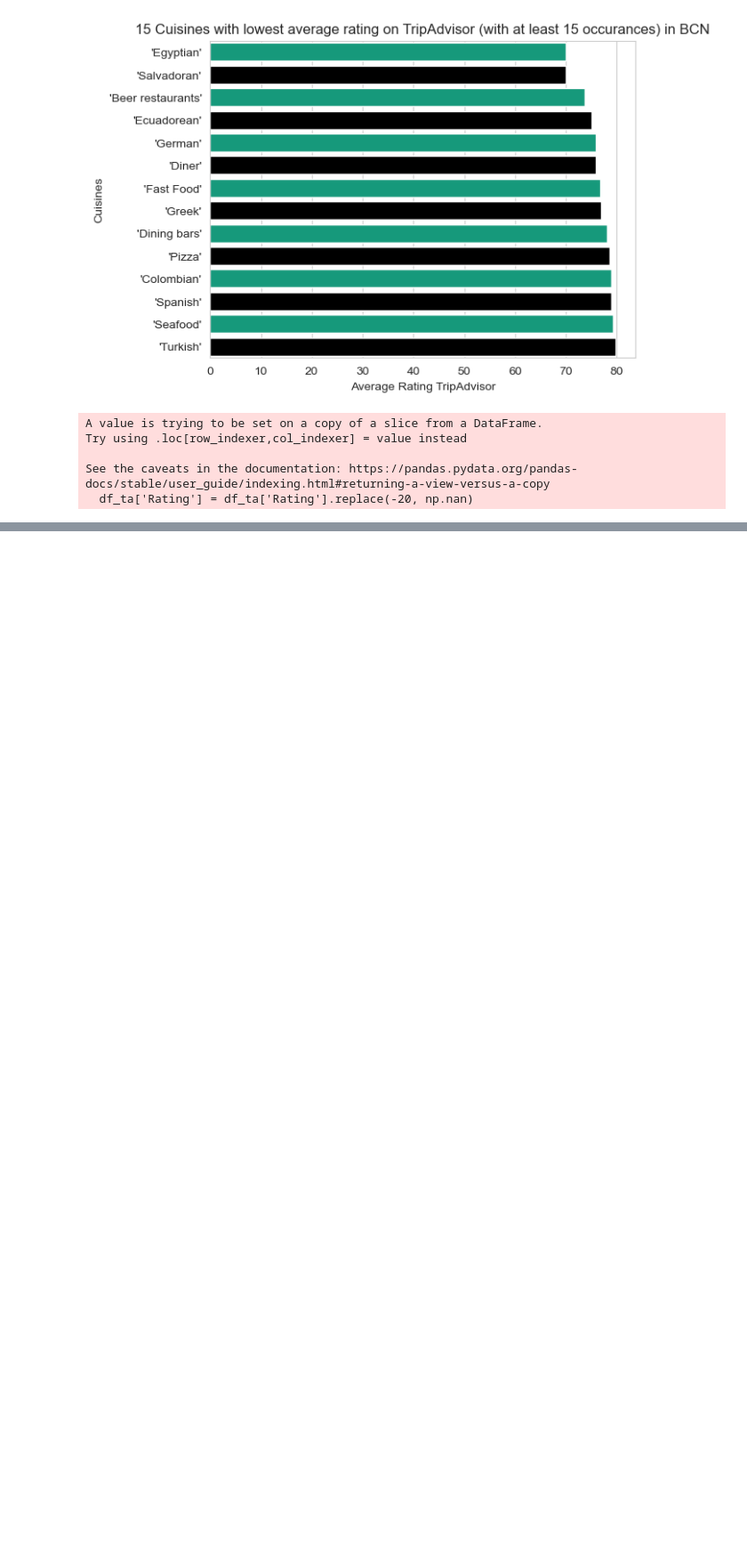
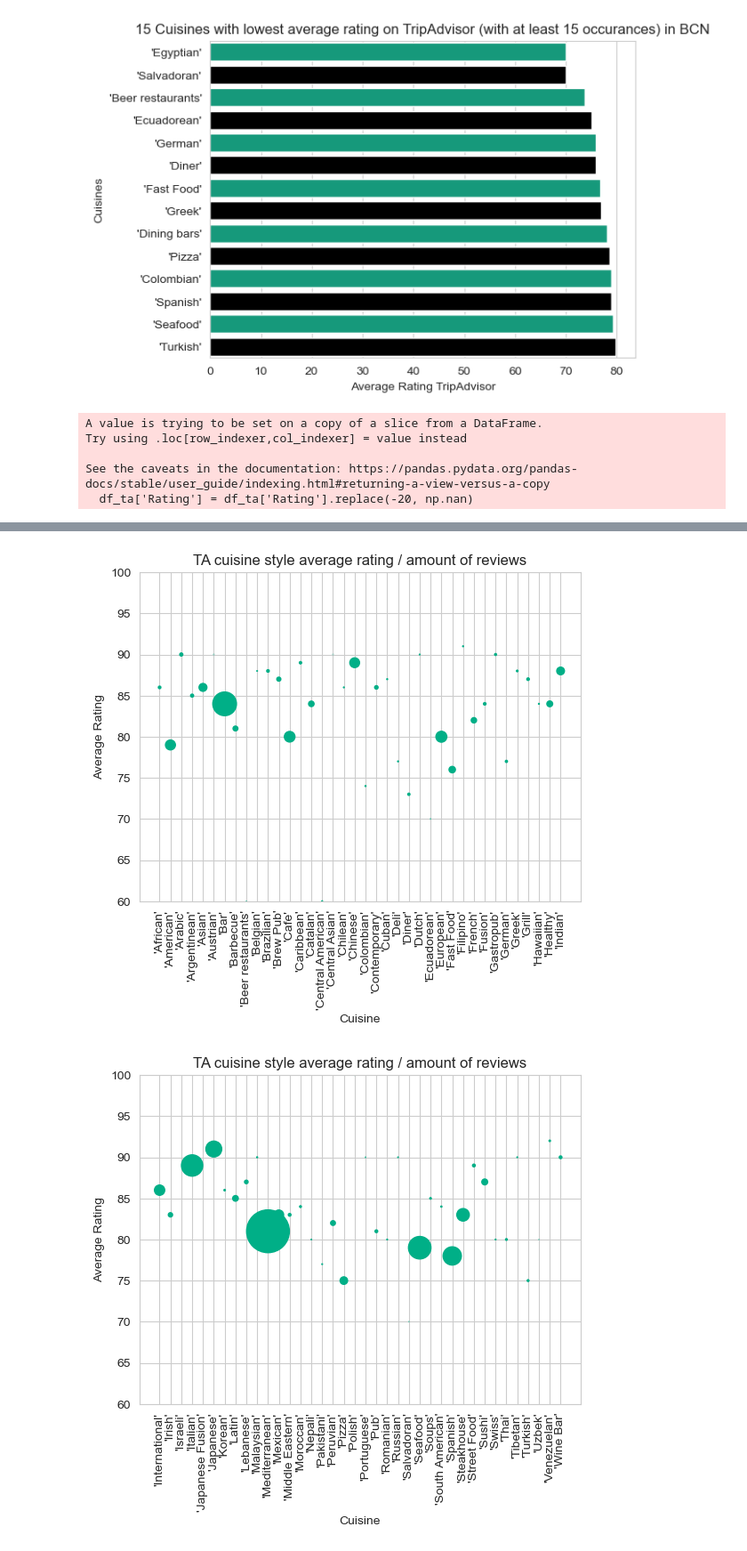
Before and after one commit to TimKuijten/Project2, a Jupyter notebook: ipynb/visualization/viz_ta.ipynb, the cells around one changed output, grey strips where cells are left out. Shown at 89% size. Drawn from its saved outputs; the diff is of its cells as text; code cells hidden in the pictures; blank space fills up the shorter version.

```diff
--- a/ipynb/visualization/viz_ta.ipynb
+++ b/ipynb/visualization/viz_ta.ipynb
@@ -143,0 +173,8 @@ plt.show()
+# %%
+df_ta['Rating'] = df_ta['Rating'].round()
+
+reviews_per_cuisine = df_ta.groupby('Cuisine1')['Review_Count'].sum().reset_index()
+avg_rating_per_cuisine = df_ta.groupby('Cuisine1')['Rating'].mean().reset_index().round()
+
+result = pd.merge(reviews_per_cuisine, avg_rating_per_cuisine, on='Cuisine1')
+print(result)
@@ -143,0 +201,32 @@ plt.show()
+# %%
+reviews_per_cuisine = df_ta.groupby('Cuisine1')['Review_Count'].sum().reset_index()
+avg_rating_per_cuisine = df_ta.groupby('Cuisine1')['Rating'].mean().reset_index().round()
+
+result = pd.merge(reviews_per_cuisine, avg_rating_per_cuisine, on='Cuisine1')
+
+# Split the dataframe into two parts
+result_first_half = result[:38]
+result_second_half = result[38:]
+
+# Plot first chart
+fig, ax = plt.subplots()
+ax.scatter(result_first_half['Cuisine1'], result_first_half['Rating'], s=result_first_half['Review_Count']/400, alpha=1, color="#00af87")
+ax.set_xlabel('Cuisine')
+ax.set_ylabel('Average Rating')
+ax.set_title("TA cuisine style average rating / amount of reviews")
+ax.set_ylim(60,100)  # Added line to set y-axis range
+plt.xticks(rotation=90)
+
+# Plot second chart
+fig, ax = plt.subplots()
+ax.scatter(result_second_half['Cuisine1'], result_second_half['Rating'], s=result_second_half['Review_Count']/400, alpha=1, color="#00af87")
+ax.set_xlabel('Cuisine')
+ax.set_ylabel('Average Rating')
+ax.set_title("TA cuisine style average rating / amount of reviews")
+ax.set_ylim(60,100)  # Added line to set y-axis range
+plt.xticks(rotation=90)
+
+plt.show()
+# %% [output]
+[figure, added]
+[figure, added]
```
Also changed, not shown: parts of 6 cells of this notebook, 5 other files.
